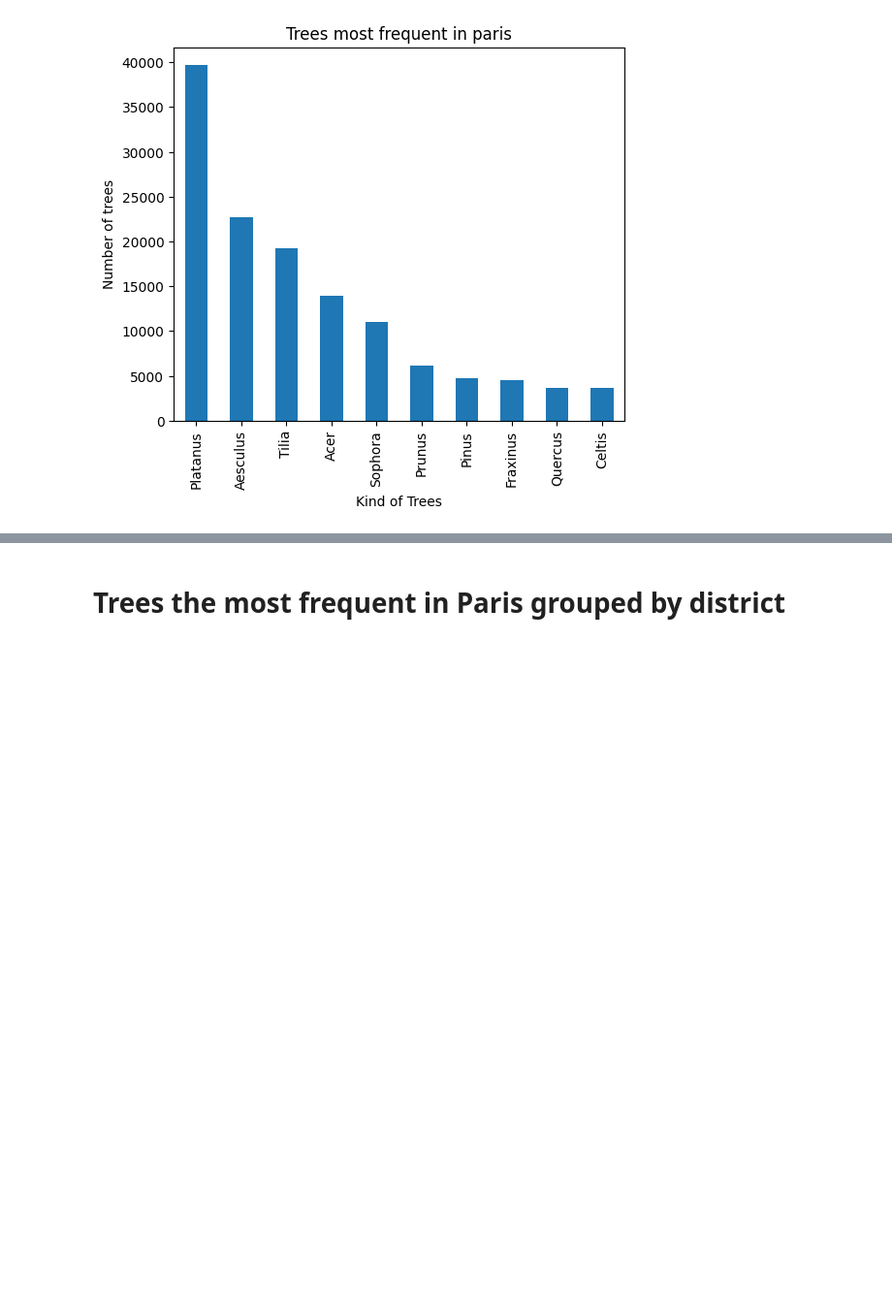
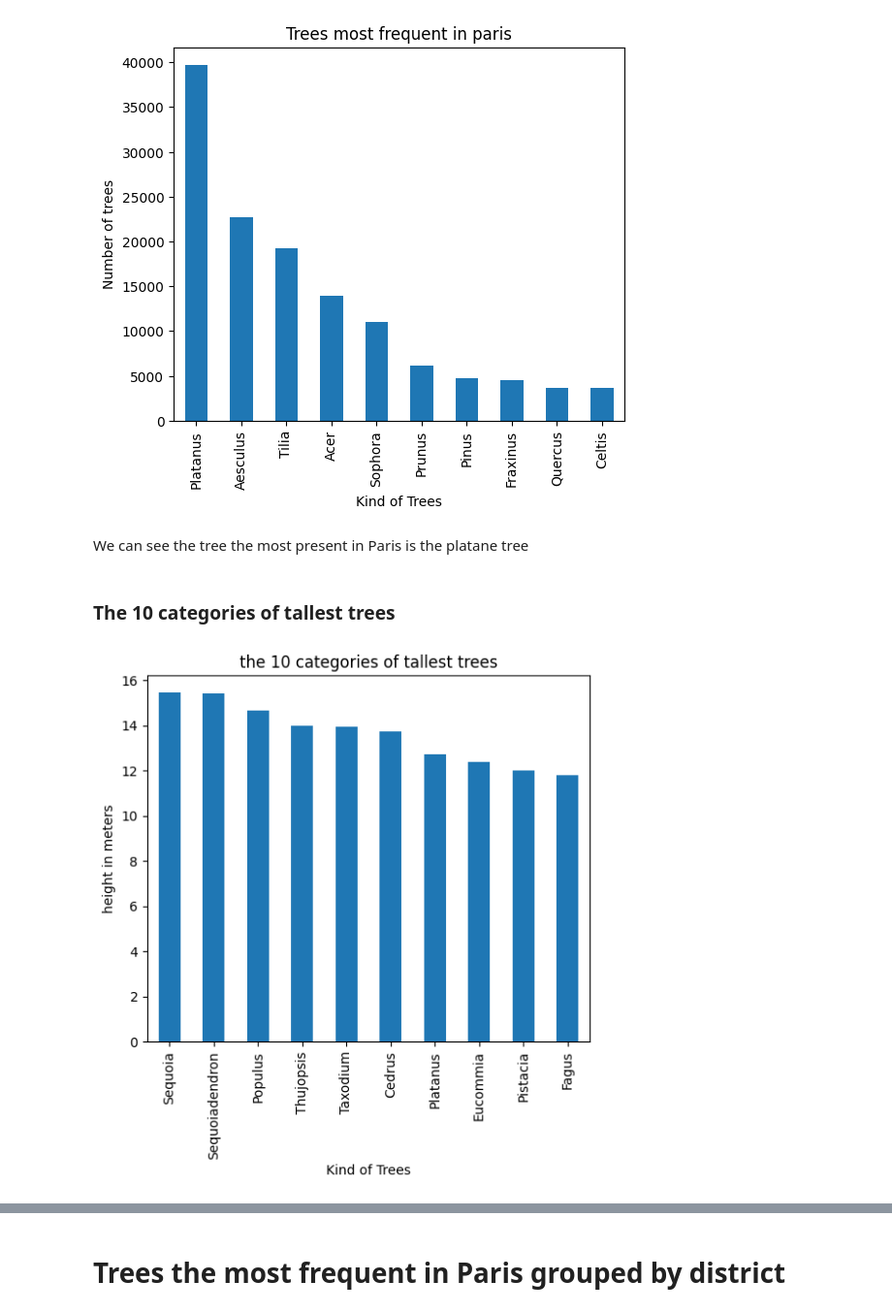
Before and after one commit to nasr-edine/univariate_analysis_python, a Jupyter notebook: notebooks/7_top_ten_tree.ipynb, the cells around one changed output, grey strips where cells are left out. Shown: that part at 97% size. Saved outputs shown, nothing was run; the diff lists cells and outputs as text; code cells hidden in the pictures; blank space fills up the shorter version.

```diff
--- a/notebooks/7_top_ten_tree.ipynb
+++ b/notebooks/7_top_ten_tree.ipynb
@@ -57,3 +9,14 @@ trees_most_frequent_in_paris.plot(kind='bar', title='Trees most frequent in pari
          xlabel='Kind of Trees', figsize=(6, 5));
 # %% [output]
 [figure]
+# %% [markdown]
+We can see the tree the most present in Paris is the platane tree
+# %% [markdown]
+### The 10 categories of tallest trees
+# %%
+df_tree_height_mean_kind = df.groupby(['genre'])['hauteur_m'].mean()
+df_tree_height_mean_kind = df_tree_height_mean_kind.sort_values(ascending=False)[:10]
+df_tree_height_mean_kind.plot(kind='bar', title='the 10 categories of tallest trees', ylabel='height in meters',
+         xlabel='Kind of Trees', figsize=(6, 5));
+# %% [output]
+[figure, added]
```
Also changed, not shown: parts of 8 cells of this notebook, 8 other files.
